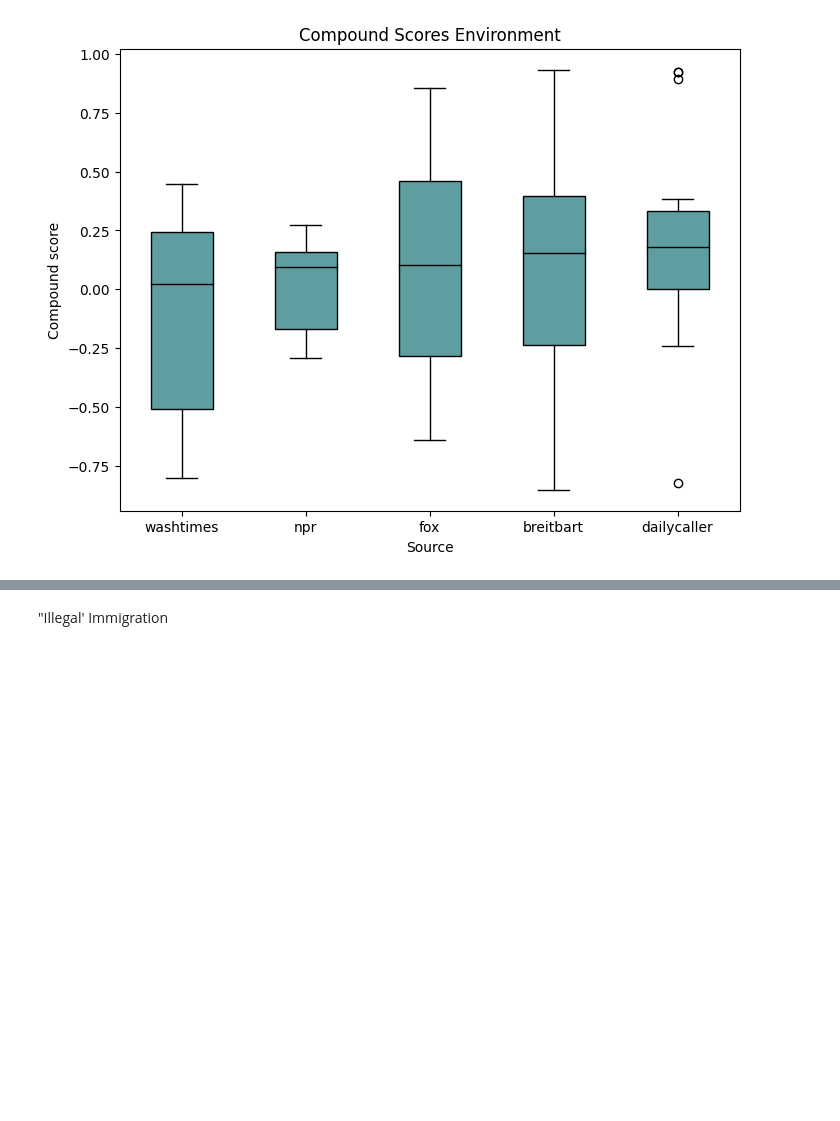
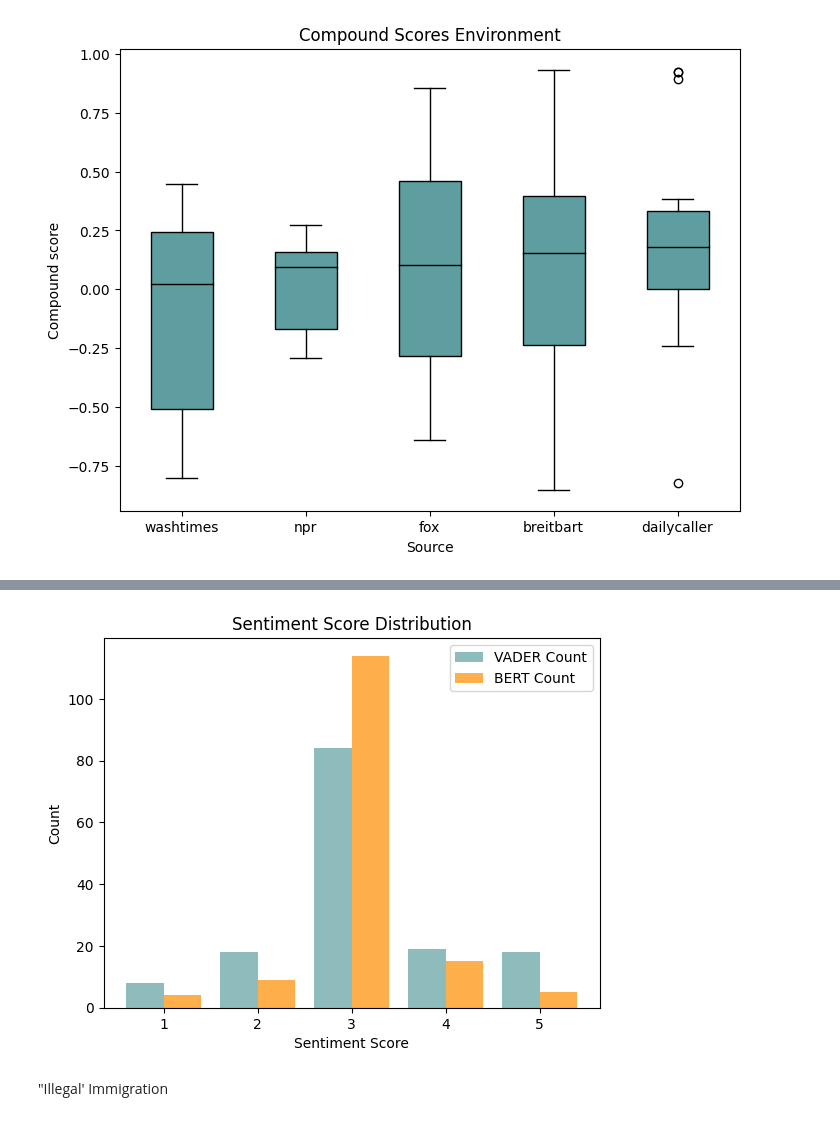
Before and after one commit to meganhmoore/LingoQuartet, a Jupyter notebook: notebooks/lisette_cluster_analysis.ipynb, the cells around one changed output, grey strips where cells are left out. Drawn from its saved outputs; the diff is of its cells as text; code cells hidden in the pictures; blank space fills up the shorter version.

```diff
--- a/notebooks/lisette_cluster_analysis.ipynb
+++ b/notebooks/lisette_cluster_analysis.ipynb
@@ -239,7 +249,4 @@ articles_info[:5]
 | 3 | 3 | e7b340f7-406e-11ee-a96e-33dec8f414a2 | thehill | 2020 | president trump on tuesday evenin... | trump slams relief bill, calls on... | trump slams relief bill, calls on... |
 | 4 | 4 | a43934fc-411f-11ee-a96e-33dec8f414a2 | thehill | 2020 | japanese tennis star naomi osaka ... | naomi osaka withdraws from french... | naomi osaka withdraws from french... |
 # %%
-articles = pd.merge(articles_classified, articles_info, left_on='Unnamed: 0', right_on='Unnamed: 0', how='inner')
+articles_classified = pd.merge(articles_classified, articles_info, left_on='Unnamed: 0', right_on='Unnamed: 0', how='inner')
-# %%
-articles_classified.drop(columns=(['Unnamed: 0.2', 'Unnamed: 0.1', 'Unnamed: 0', 'uuid_y',
-'source_y', 'year_y', 'article_text_y', 'title_y', 'title_text_y']), inplace=True)
@@ -542,3 +562,18 @@ plt.title("Compound Scores Environment")
 plt.show()
 # %% [output]
 [figure]
+# %%
+# Get counts for each unique value in the 'Category' column
+vader_value_counts = env['vader_sentiment_score'].value_counts()
+bert_value_counts = env['bert_sentiment_score'].value_counts()
+
+# Create a new DataFrame to represent the table
+table_df = pd.DataFrame({'VADER Sentiment Score': vader_value_counts.index, 'VADER Count': vader_value_counts.values})
+
+table_df['BERT Sentiment Score'] = bert_value_counts.index
+table_df['BERT Count'] = bert_value_counts.values
+
+
+# Display the resulting table
+table_df = table_df.sort_values(by='VADER Sentiment Score')
+table_df
@@ -545,3 +587,37 @@ plt.show()
+# %%
+import numpy as np
+import matplotlib.pyplot as plt
+
+# Create an array of x-coordinates for better visibility
+x_vader = np.array([1.0, 2.0, 3.0, 4.0, 5.0])
+x_bert = x_vader + 0.4  # Adjust the separation between VADER and BERT bars
+
+# Create a bar chart with both sets of bars on one set of axes
+plt.bar(x_vader, table_df['VADER Count'], width=0.4, color='cadetblue', alpha=0.7, label='VADER Count')
+plt.bar(x_bert, table_df['BERT Count'], width=0.4, color='darkorange', alpha=0.7, label='BERT Count')
+
+# Set x-axis ticks and labels
+plt.xticks(x_vader + 0.2, table_df['VADER Sentiment Score'])
+
+# Set labels and title
+plt.xlabel('Sentiment Score')
+plt.ylabel('Count')
+plt.title('Sentiment Score Distribution')
+
+# # Add percentage labels to each bar
+# for i, val in enumerate(table_df['VADER Percentage']):
+#     plt.text(x_vader[i], table_df['VADER Count'][i] + 50, f'{val:.0%}', ha='center', va='bottom', color='black')
+
+# for i, val in enumerate(table_df['BERT Percentage']):
+#     plt.text(x_bert[i], table_df['BERT Count'][i] + 50, f'{val:.0%}', ha='center', va='bottom', color='black')
+
+# Show legend
+plt.legend()
+
+# Show the plot
+plt.show()
+# %% [output]
+[figure, added]
 # %% [markdown]
 "Illegal' Immigration
 # %%
```
Also changed, not shown: parts of 26 cells of this notebook.
